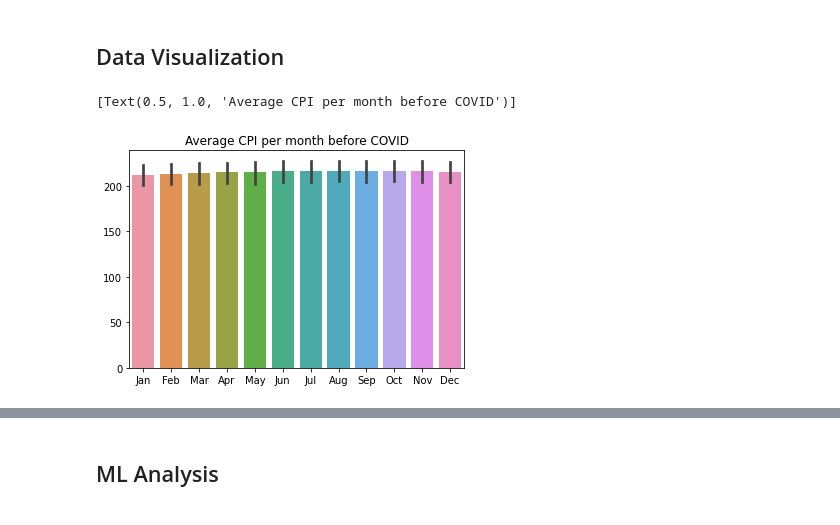
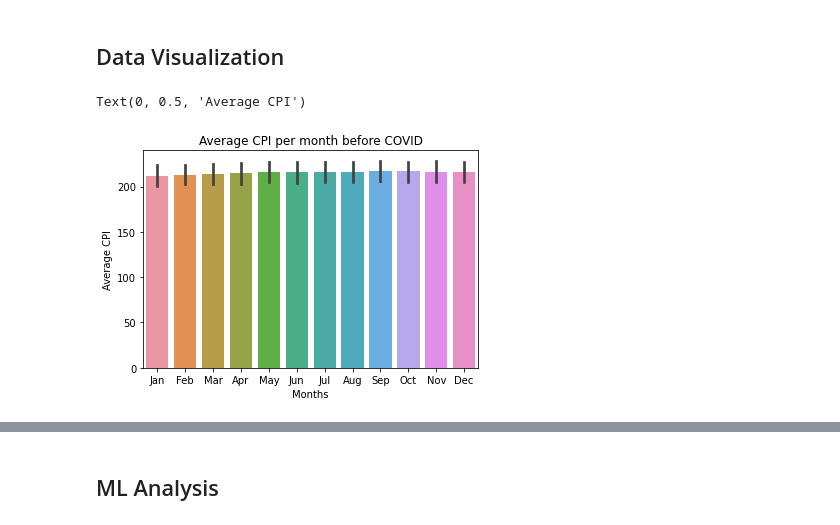
Before and after one commit to shahkaran53527/CPI-Data-Analysis, a Jupyter notebook: progress_report.ipynb, the cells around one changed output, grey strips where cells are left out. Drawn from its saved outputs; the diff is of its cells as text; code cells hidden in the pictures.

```diff
--- a/progress_report.ipynb
+++ b/progress_report.ipynb
@@ -41,11 +41,14 @@ The following barplots show a simple comparison of the average CPI per month in
 # %%
 pre_covid_yrs = data[(data['Year'] <= '2019')].astype(float)
 covid_yrs = data[(data['Year'] > '2019') & (data['Year'] < '2022')].astype(float)
 
 pre_covid_yrs.drop('Year', axis=1, inplace=True)
 covid_yrs.drop('Year', axis=1, inplace=True)
 
-sns.barplot(data = pre_covid_yrs).set(title='Average CPI per month before COVID')
+p = sns.barplot(data = pre_covid_yrs)
+p.set(title='Average CPI per month before COVID')
+p.set_xlabel("Months")
+p.set_ylabel("Average CPI")
 # %% [output]
-[Text(0.5, 1.0, 'Average CPI per month before COVID')]
+Text(0, 0.5, 'Average CPI')
-[figure, old version]
+[figure, new version]
```
Also changed, not shown: parts of 2 cells of this notebook.
